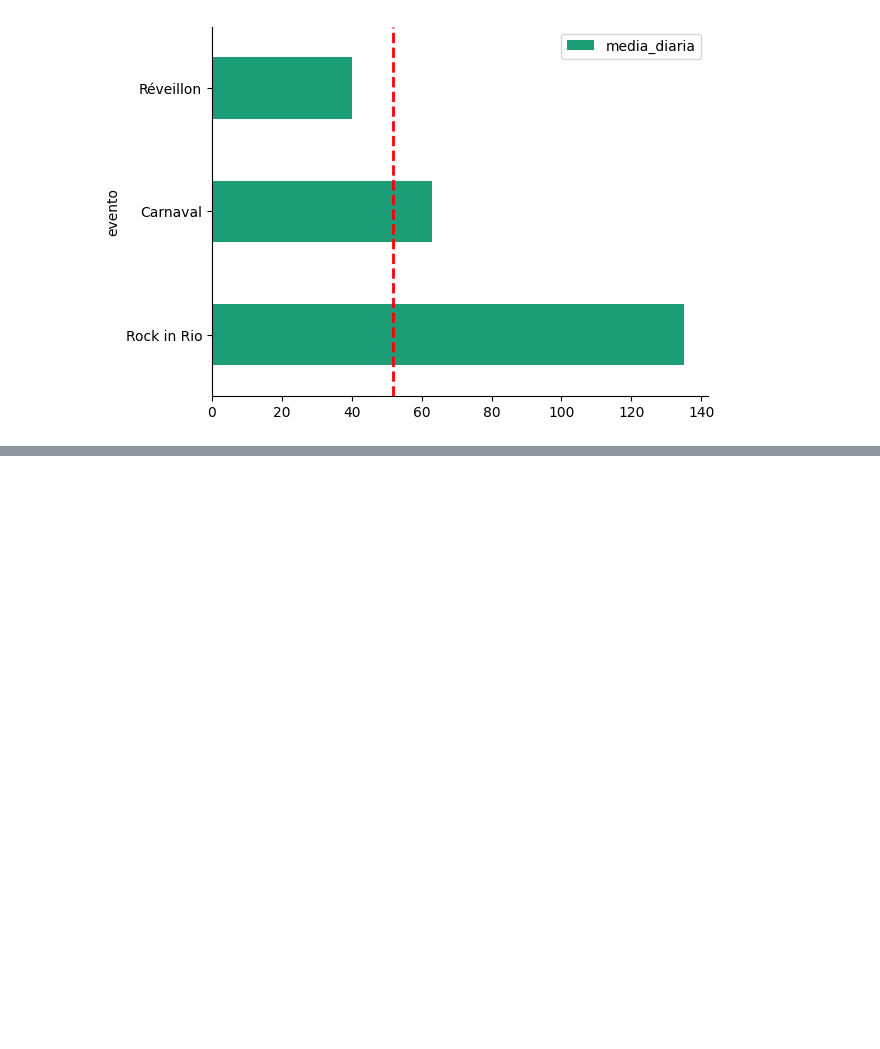
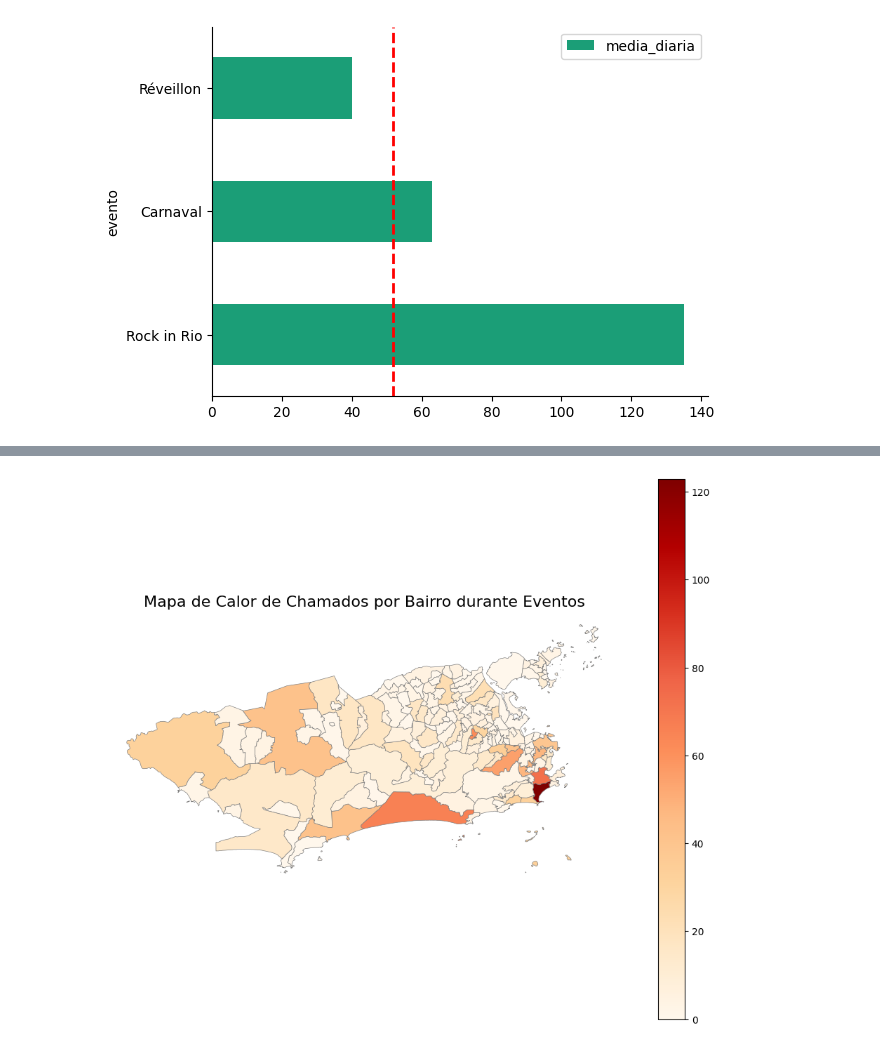
Before and after one commit to AlexTeixeira1/djrds, a Jupyter notebook: analise_sql.ipynb, the cells around one changed output, grey strips where cells are left out. Drawn from its saved outputs; the diff is of its cells as text; code cells hidden in the pictures; blank space fills up the shorter version.

```diff
--- a/analise_sql.ipynb
+++ b/analise_sql.ipynb
@@ -303,0 +381,4 @@ plt.gca().spines[['top', 'right',]].set_visible(False)
+# %%
+show_map_bairro(df_bairros,chamados_eventos_df,'Mapa de Calor de Chamados por Bairro durante Eventos')
+# %% [output]
+[figure, added]
```
Also changed, not shown: parts of 15 cells of this notebook.
